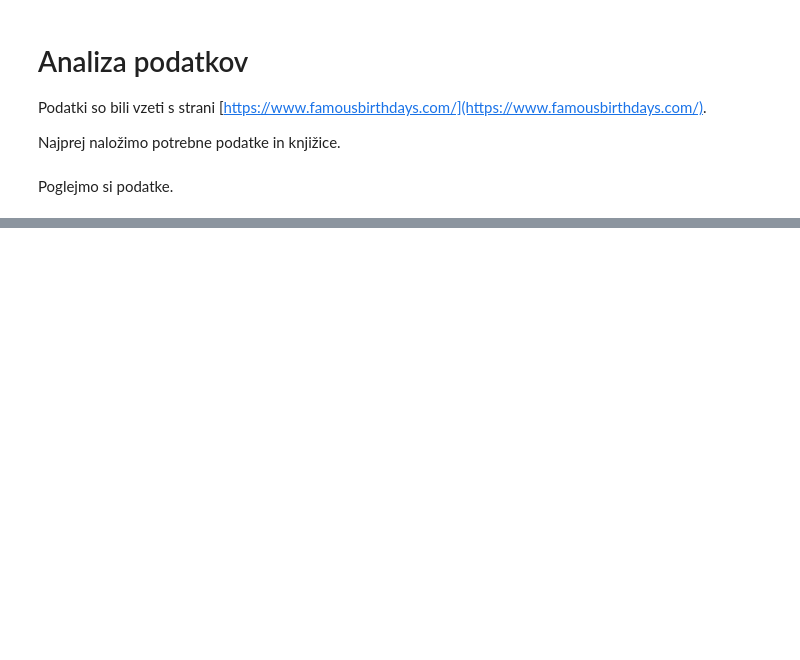
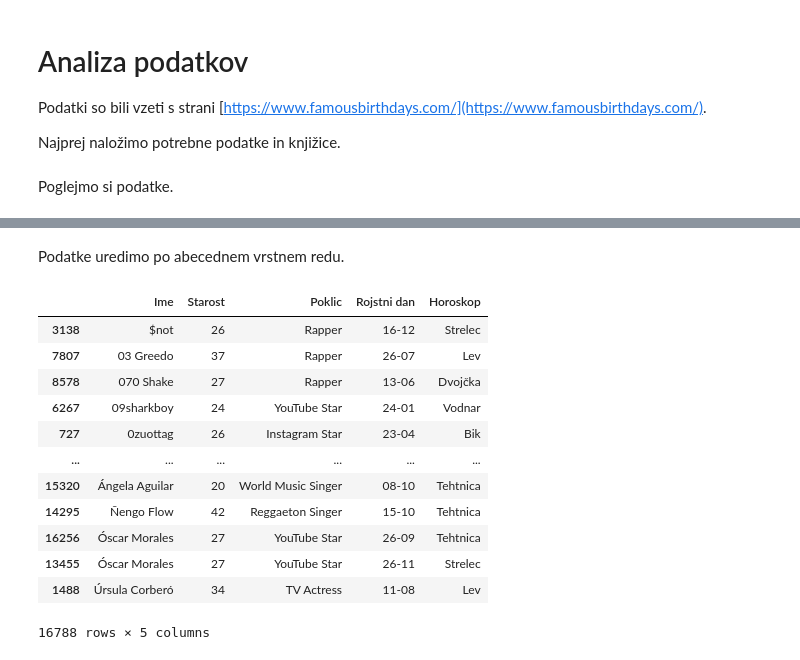
Before and after one commit to JasminaMazej/Projektna-naloga, a Jupyter notebook: analiza.ipynb, the cells around one changed output, grey strips where cells are left out. Cells and saved outputs as stored; diff of their text form; code cells hidden in the pictures; blank space fills up the shorter version.

```diff
--- a/analiza.ipynb
+++ b/analiza.ipynb
@@ -30,0 +31,19 @@ LJUDJE
+# %% [markdown]
+Podatke uredimo po abecednem vrstnem redu.
+# %%
+ljudje_po_abecedi = LJUDJE.sort_values('Ime')
+ljudje_po_abecedi
+# %% [output]
+|  | Ime | Starost | Poklic | Rojstni dan | Horoskop |
+| 3138 | $not | 26 | Rapper | 16-12 | Strelec |
+| 7807 | 03 Greedo | 37 | Rapper | 26-07 | Lev |
+| 8578 | 070 Shake | 27 | Rapper | 13-06 | Dvojčka |
+| 6267 | 09sharkboy | 24 | YouTube Star | 24-01 | Vodnar |
+| 727 | 0zuottag | 26 | Instagram Star | 23-04 | Bik |
+| ... | ... | ... | ... | ... | ... |
+| 15320 | Ángela Aguilar | 20 | World Music Singer | 08-10 | Tehtnica |
+| 14295 | Ñengo Flow | 42 | Reggaeton Singer | 15-10 | Tehtnica |
+| 16256 | Óscar Morales | 27 | YouTube Star | 26-09 | Tehtnica |
+| 13455 | Óscar Morales | 27 | YouTube Star | 26-11 | Strelec |
+| 1488 | Úrsula Corberó | 34 | TV Actress | 11-08 | Lev |
+16788 rows × 5 columns
```
Also changed, not shown: parts of 21 cells of this notebook.
